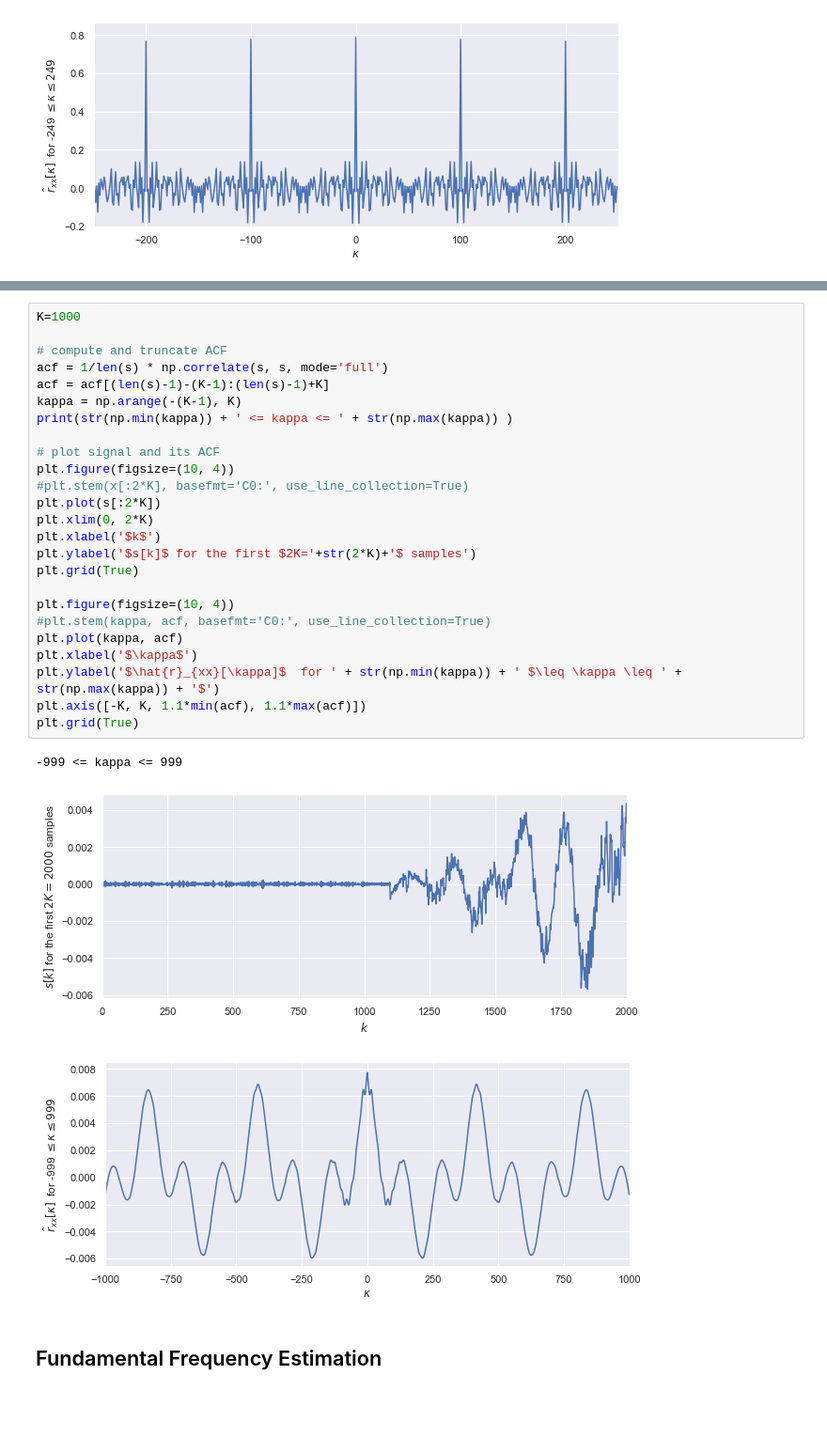
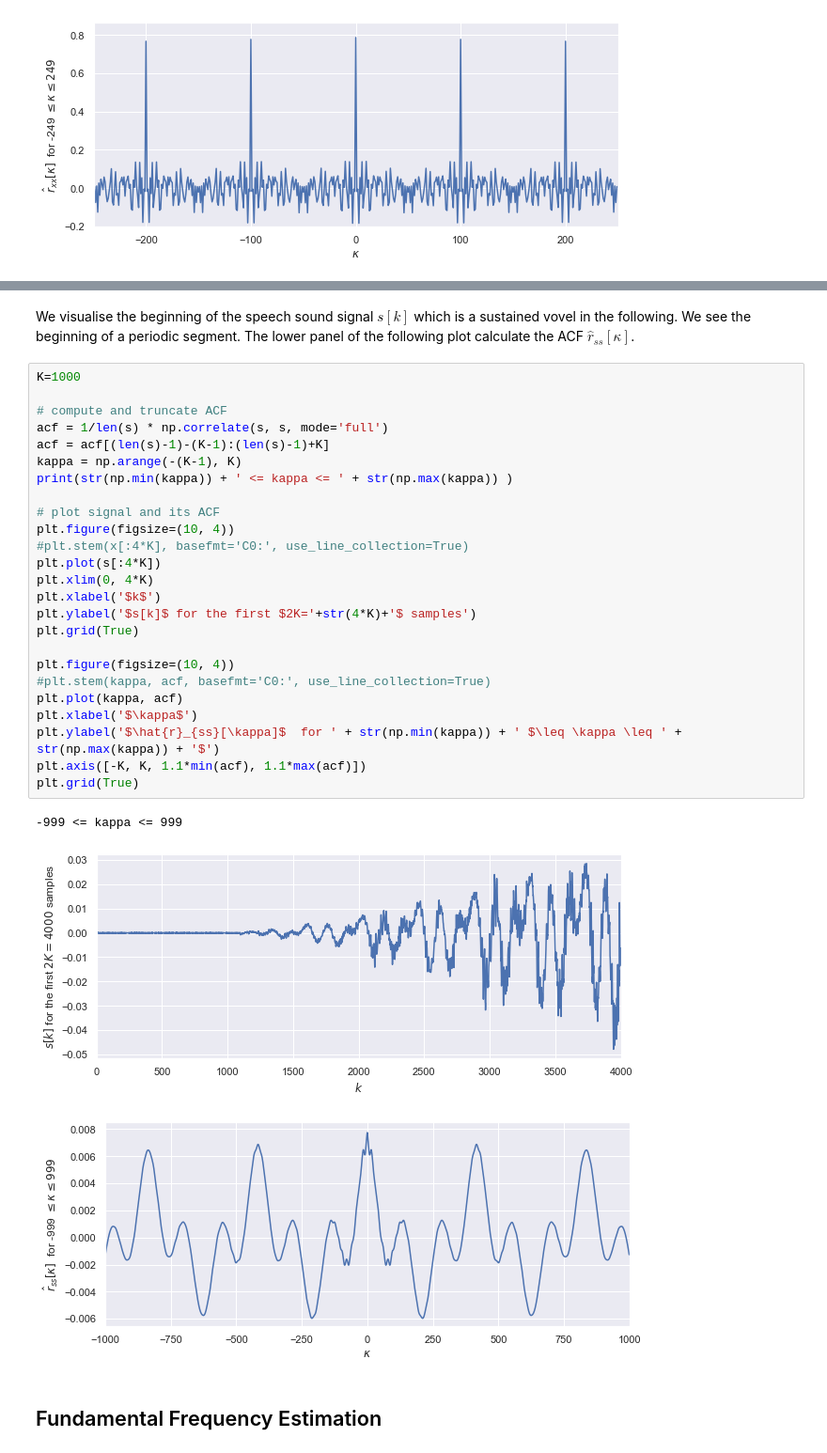
Before and after one commit to sap-shef/SpeechProcesssingLab, a Jupyter notebook: Lab-Sheet-Solutions/Lab-Sheet-7-Solution.ipynb, the cells around one changed output, grey strips where cells are left out. Shown: that part at 94% size. Saved outputs shown, nothing was run; the diff lists cells and outputs as text; blank space fills up the shorter version.

```diff
--- a/Lab-Sheet-Solutions/Lab-Sheet-7-Solution.ipynb
+++ b/Lab-Sheet-Solutions/Lab-Sheet-7-Solution.ipynb
@@ -209,32 +226,34 @@ File "voiced_unvoiced_e.wav" loaded. Its sampling rate is 44100 Hz.
 [interactive output not drawn]
+# %% [markdown]
+We visualise the beginning of the speech sound signal $s[k]$ which is a sustained vovel  in the following. We see the beginning of a periodic segment. The lower panel of the following plot calculate the ACF $\hat{r}_{ss}[\kappa]$.
 # %%
 K=1000
 
 # compute and truncate ACF
 acf = 1/len(s) * np.correlate(s, s, mode='full')
 acf = acf[(len(s)-1)-(K-1):(len(s)-1)+K]
 kappa = np.arange(-(K-1), K)
 print(str(np.min(kappa)) + ' <= kappa <= ' + str(np.max(kappa)) )
 
 # plot signal and its ACF
 plt.figure(figsize=(10, 4))
-#plt.stem(x[:2*K], basefmt='C0:', use_line_collection=True)
-plt.plot(s[:2*K])
-plt.xlim(0, 2*K)
+#plt.stem(x[:4*K], basefmt='C0:', use_line_collection=True)
+plt.plot(s[:4*K])
+plt.xlim(0, 4*K)
 plt.xlabel('$k$')
-plt.ylabel('$s[k]$ for the first $2K='+str(2*K)+'$ samples')
+plt.ylabel('$s[k]$ for the first $2K='+str(4*K)+'$ samples')
 plt.grid(True)
 
 plt.figure(figsize=(10, 4))
 #plt.stem(kappa, acf, basefmt='C0:', use_line_collection=True)
 plt.plot(kappa, acf)
 plt.xlabel('$\kappa$')
-plt.ylabel('$\hat{r}_{xx}[\kappa]$  for ' + str(np.min(kappa)) + ' $\leq \kappa \leq ' + str(np.max(kappa)) + '$')
+plt.ylabel('$\hat{r}_{ss}[\kappa]$  for ' + str(np.min(kappa)) + ' $\leq \kappa \leq ' + str(np.max(kappa)) + '$')
 plt.axis([-K, K, 1.1*min(acf), 1.1*max(acf)])
 plt.grid(True)
 # %% [output]
 -999 <= kappa <= 999
-[figure, old version]
+[figure, new version]
 [figure]
 # %% [markdown]
 ## Fundamental Frequency Estimation
```
Also changed, not shown: parts of 22 cells of this notebook.
